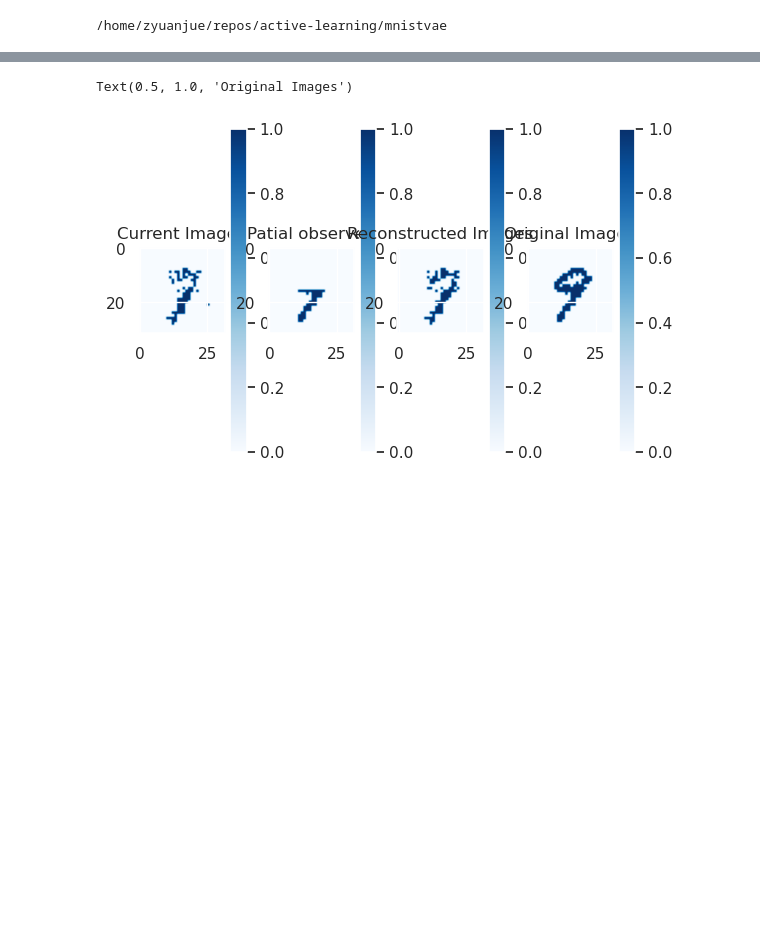
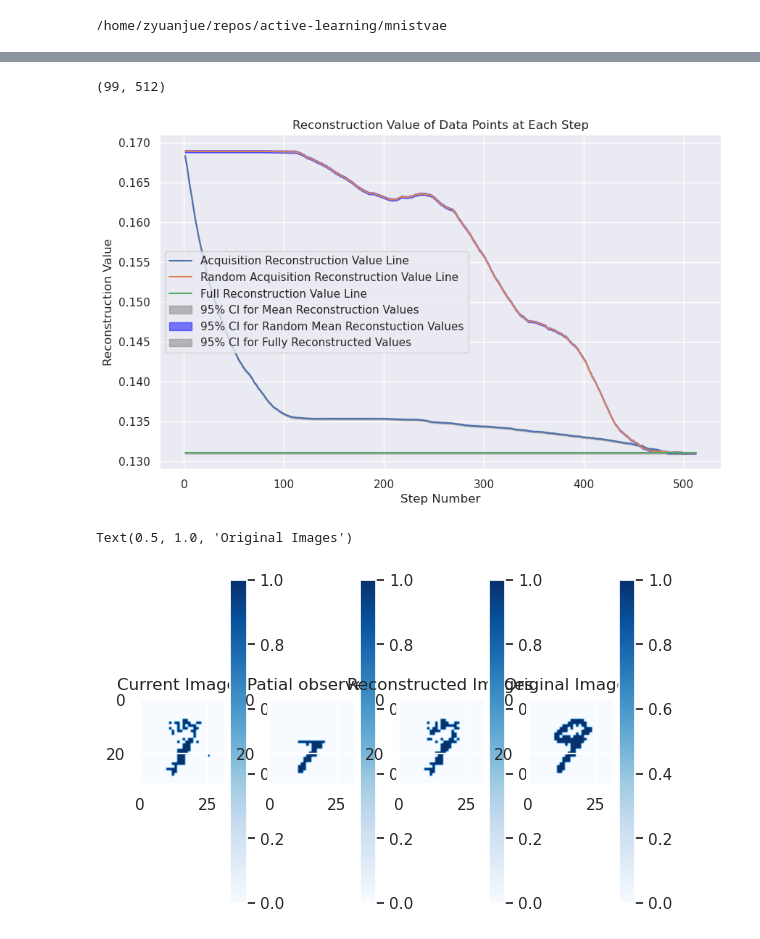
Before and after one commit to KUUUUUUUUz/active-learning, a Jupyter notebook: mnistvae/acquisition_notebook.ipynb, the cells around one changed output, grey strips where cells are left out. Cells and saved outputs as stored; diff of their text form; code cells hidden in the pictures; blank space fills up the shorter version.

```diff
--- a/mnistvae/acquisition_notebook.ipynb
+++ b/mnistvae/acquisition_notebook.ipynb
@@ -139,2 +141,11 @@ def reconstruct_images(original_images, mask_observed, update_images_fn, model_f
 # reconstruction_img, current_images, full_loss = reconstruct_images(original_images, mask_observed, update_images_fn, model_fn, loss_fn, key, BATCH_SIZE)
+# %%
+update_images_fn =jit(update_images_fn)
+model_fn = jit(model_fn)
+loss_fn = jit(loss_fn)
+# %%
+update = jit(update)
+random_update = jit(random_update)
+preprocess_images = jit(preprocess_images)
+reconstruct_images = jit(reconstruct_images)
 # %%
@@ -250,3 +243,63 @@ The error occurred while tracing the function acquisition at /tmp/ipykernel_2768
+# %%
+jnp.array(log_likelihood).shape
+# %% [output]
+(99, 512)
+# %%
+num_batches_to_process = batch_counter
+#reshaped_batches =jnp.array(log_likelihood).reshape(num_batches_to_process, num_pixels).transpose(1, 0)
+#combined_batches = jnp.array(log_likelihood).reshape(1024, num_batches_to_process)
+std_dev_each_step = jnp.std(jnp.array(log_likelihood), axis=0, keepdims=True)
+# %%
+#rand_reshaped_batches =jnp.array(random_recon).reshape(num_batches_to_process, 1024).transpose(1, 0)
+#rand_combined_batches = rand_reshaped_batches.reshape(1024, num_batches_to_process)
+rand_std_dev_each_step = np.std(jnp.array(random_recon), axis=0, keepdims=True)
+# %%
+#mean_values = jnp.mean(combined_batches, axis=1)
+#rand_values = jnp.mean(rand_combined_batches, axis=1)
+num_pixels = 32*16
+mean_values = jnp.mean(jnp.array(log_likelihood), axis =0)
+rand_values = jnp.mean(jnp.array(random_recon), axis =0)
+full_value = jnp.mean(jnp.array(full_recon_loss))
+
+steps = jnp.arange(1, num_pixels+1)
+SD = jnp.std(jnp.array(full_recon_loss))
+
+SE = std_dev_each_step/jnp.sqrt(num_batches_to_process*BATCH_SIZE)
+SE_rand = rand_std_dev_each_step/jnp.sqrt(num_batches_to_process*BATCH_SIZE)
+SE_full = SD/jnp.sqrt(num_batches_to_process*BATCH_SIZE)
+
+ci = 1.96 * SE.flatten()  # Flatten to ensure it's a 1D array
+lower_bound = mean_values - ci
+upper_bound = mean_values + ci
+
+ci_rand = 1.96 * SE_rand.flatten()  # Flatten to ensure it's a 1D array
+lower_bound_rand = rand_values - ci_rand
+upper_bound_rand = rand_values + ci_rand
+
+ci_full = 1.96*SE_full
+lower_bound_full = full_value - ci_full
+upper_bound_full = full_value + ci_full
+# Plotting
+plt.figure(figsize=(10, 6))
+plt.plot(steps, mean_values, label='Acquisition Reconstruction Value Line')
+#plt.plot(712.124)
+plt.plot(steps, rand_values, label='Random Acquisition Reconstruction Value Line')
+
+full_value_line = jnp.full_like(jnp.float32(steps), full_value)  # Create an array of full_value repeated
+plt.plot(steps, full_value_line, label='Full Reconstruction Value Line')
+plt.fill_between(steps, lower_bound, upper_bound, color='gray', alpha=0.5, label='95% CI for Mean Reconstruction Values')
+plt.fill_between(steps, lower_bound_rand, upper_bound_rand, color='blue', alpha=0.5, label='95% CI for Random Mean Reconstuction Values')
+plt.fill_between(steps, lower_bound_full, upper_bound_full, color='grey', alpha=0.5, label='95% CI for Fully Reconstructed Values')
+
+
+plt.xlabel('Step Number')
+plt.ylabel('Reconstruction Value')
+plt.title('Reconstruction Value of Data Points at Each Step')
+plt.grid(True)
+plt.legend()
+plt.show()
+# %% [output]
+[figure, added]
 # %%
 """Older version!"""
 # %%
```
Also changed, not shown: parts of 8 cells of this notebook, 8 other files.
